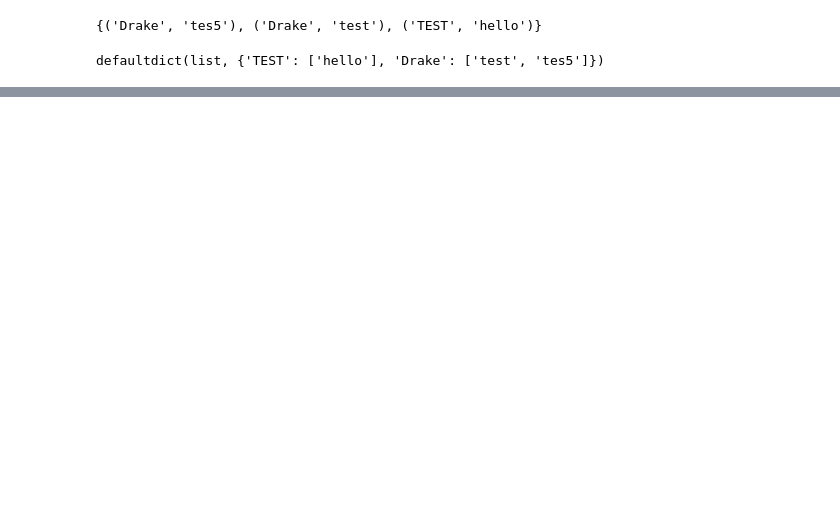
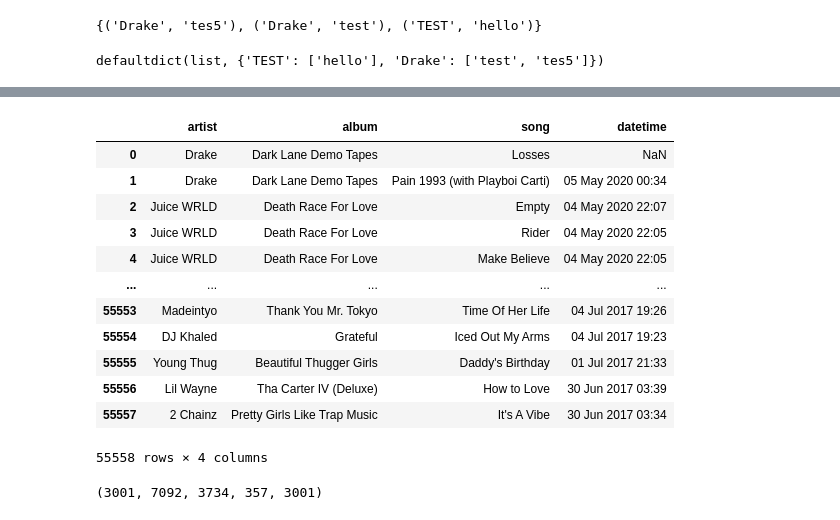
Before and after one commit to LeChase/spotify_hist, a Jupyter notebook: testing.ipynb, the cells around one changed output, grey strips where cells are left out. Drawn from its saved outputs; the diff is of its cells as text; code cells hidden in the pictures; blank space fills up the shorter version.

```diff
--- a/testing.ipynb
+++ b/testing.ipynb
@@ -313,0 +507,18 @@ def unflatten_dict(list_tups):
+# %%
+scrobbles_df = pd.read_csv(__scrobbles__, header = None, names = ['artist', 'album', 'song', 'datetime'])
+# %%
+scrobbles_df
+# %% [output]
+|  | artist | album | song | datetime |
+| 0 | Drake | Dark Lane Demo Tapes | Losses | NaN |
+| 1 | Drake | Dark Lane Demo Tapes | Pain 1993 (with Playboi Carti) | 05 May 2020 00:34 |
+| 2 | Juice WRLD | Death Race For Love | Empty | 04 May 2020 22:07 |
+| 3 | Juice WRLD | Death Race For Love | Rider | 04 May 2020 22:05 |
+| 4 | Juice WRLD | Death Race For Love | Make Believe | 04 May 2020 22:05 |
+| ... | ... | ... | ... | ... |
+| 55553 | Madeintyo | Thank You Mr. Tokyo | Time Of Her Life | 04 Jul 2017 19:26 |
+| 55554 | DJ Khaled | Grateful | Iced Out My Arms | 04 Jul 2017 19:23 |
+| 55555 | Young Thug | Beautiful Thugger Girls | Daddy's Birthday | 01 Jul 2017 21:33 |
+| 55556 | Lil Wayne | Tha Carter IV (Deluxe) | How to Love | 30 Jun 2017 03:39 |
+| 55557 | 2 Chainz | Pretty Girls Like Trap Music | It's A Vibe | 30 Jun 2017 03:34 |
+55558 rows × 4 columns
@@ -313,0 +531,4 @@ def unflatten_dict(list_tups):
+# %%
+len(diff), len(uniques_index), len(df_lyrics_filled), len(df_lyrics_unable), len(df_lyrics_yet)
+# %% [output]
+(3001, 7092, 3734, 357, 3001)
```
Also changed, not shown: parts of 68 cells of this notebook, 7 other files.
